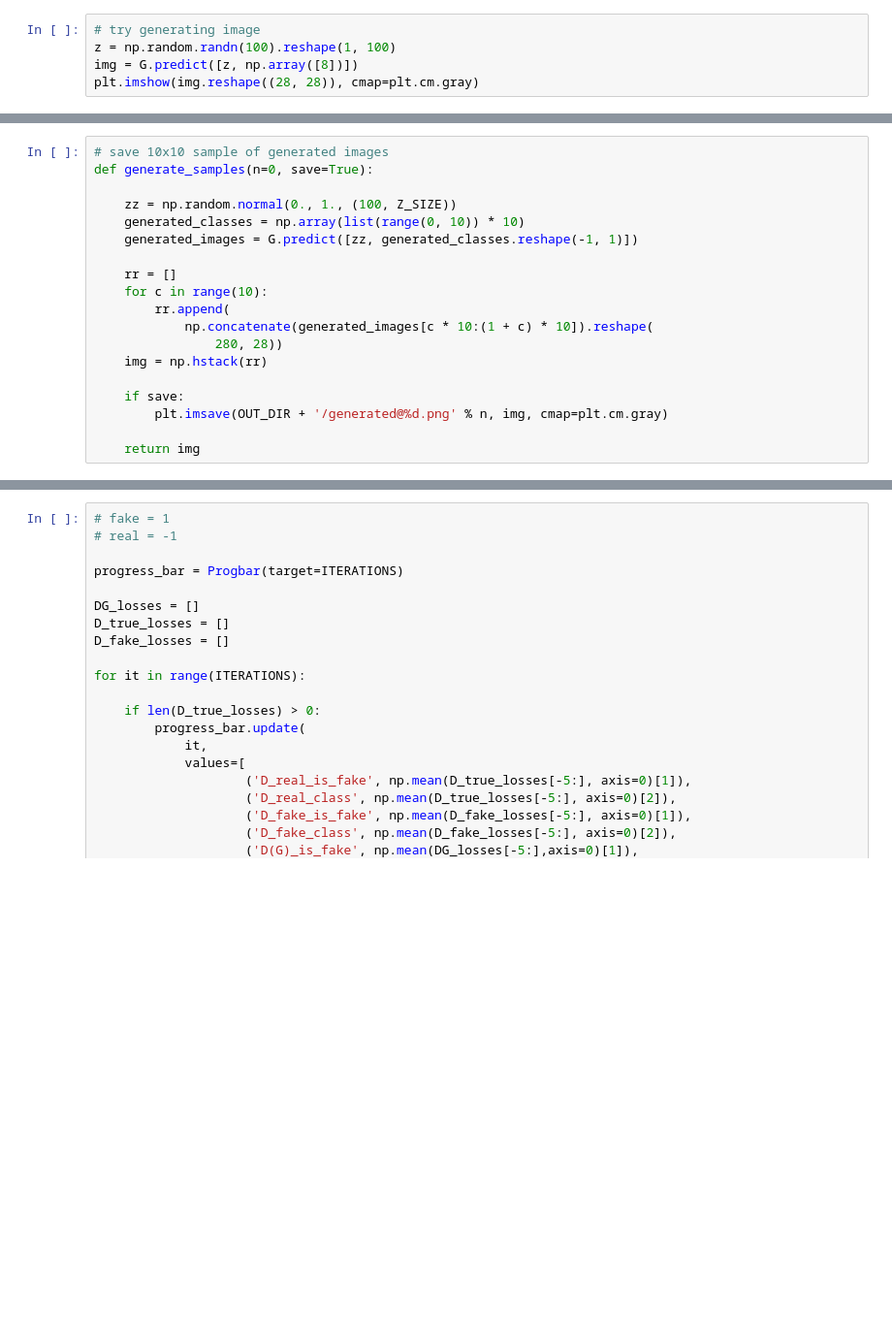
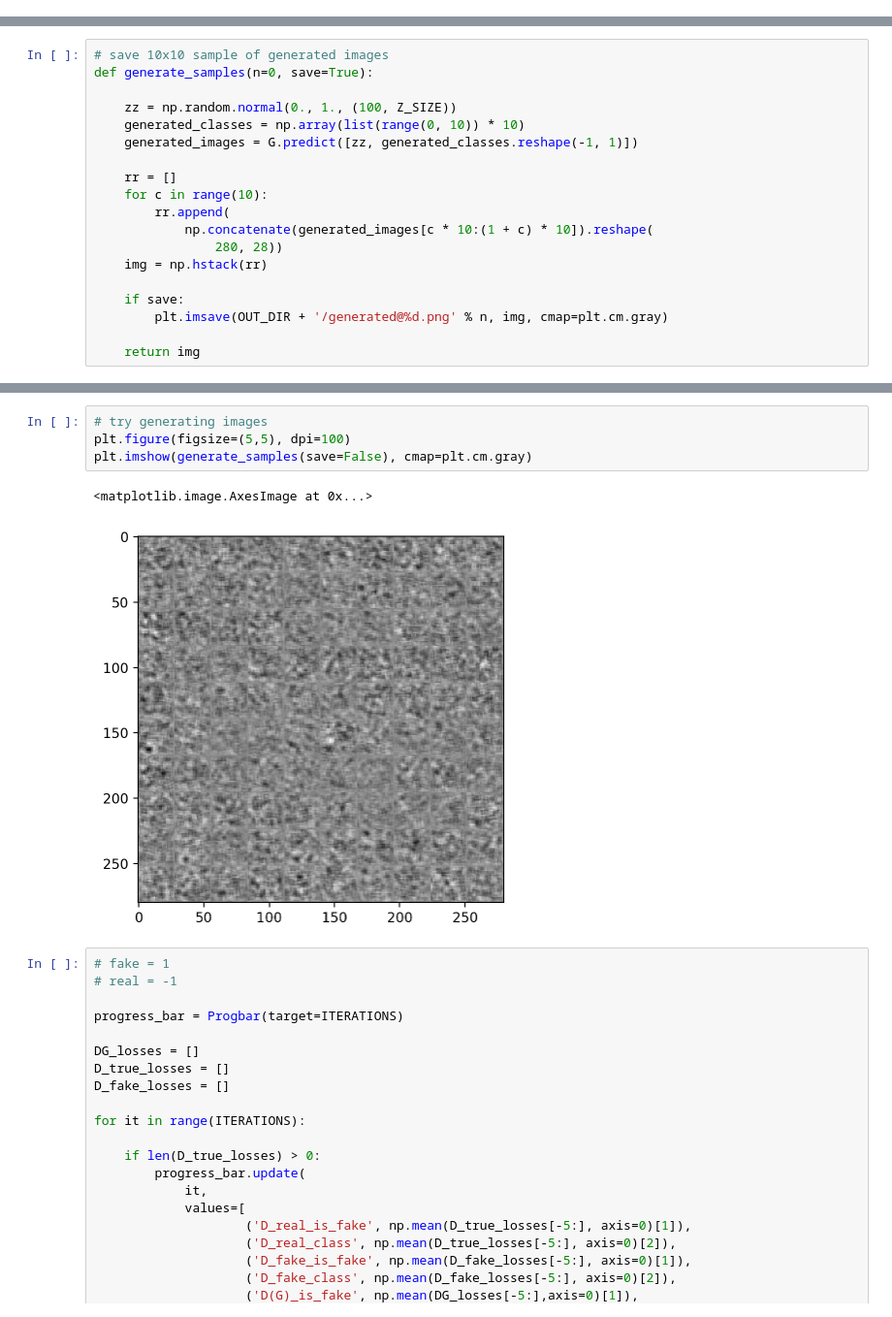
Before and after one commit to myurasov/Keras-WassersteinGAN-Eperiments, a Jupyter notebook: Keras_WACGAN_A.ipynb, the cells around one changed output, grey strips where cells are left out. Shown: that part at 97% size. Cells and saved outputs as stored; diff of their text form; blank space fills up the shorter version.

```diff
--- a/Keras_WACGAN_A.ipynb
+++ b/Keras_WACGAN_A.ipynb
@@ -176,11 +176,6 @@ DG.compile(
     optimizer=RMSprop(lr=0.00005),
     loss=[wasserstein, 'sparse_categorical_crossentropy']
 )
-# %%
-# try generating image
-z = np.random.randn(100).reshape(1, 100)
-img = G.predict([z, np.array([8])])
-plt.imshow(img.reshape((28, 28)), cmap=plt.cm.gray)
 # %%
 # load mnist data
 (X_train, y_train), (X_test, y_test) = mnist.load_data()
@@ -252,3 +247,10 @@ def generate_samples(n=0, save=True):
+# %%
+# try generating images
+plt.figure(figsize=(5,5), dpi=100)
+plt.imshow(generate_samples(save=False), cmap=plt.cm.gray)
+# %% [output]
+<matplotlib.image.AxesImage at 0x...>
+[figure, added]
 # %%
 # fake = 1
 # real = -1
```
Also changed, not shown: parts of 2 cells of this notebook.
